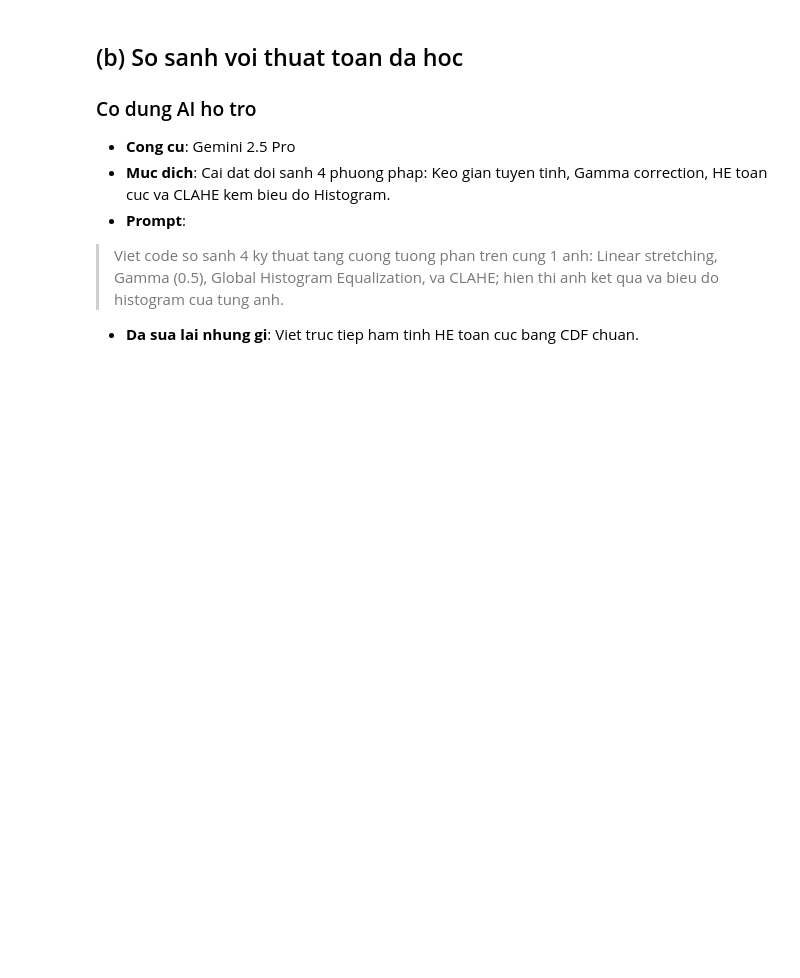
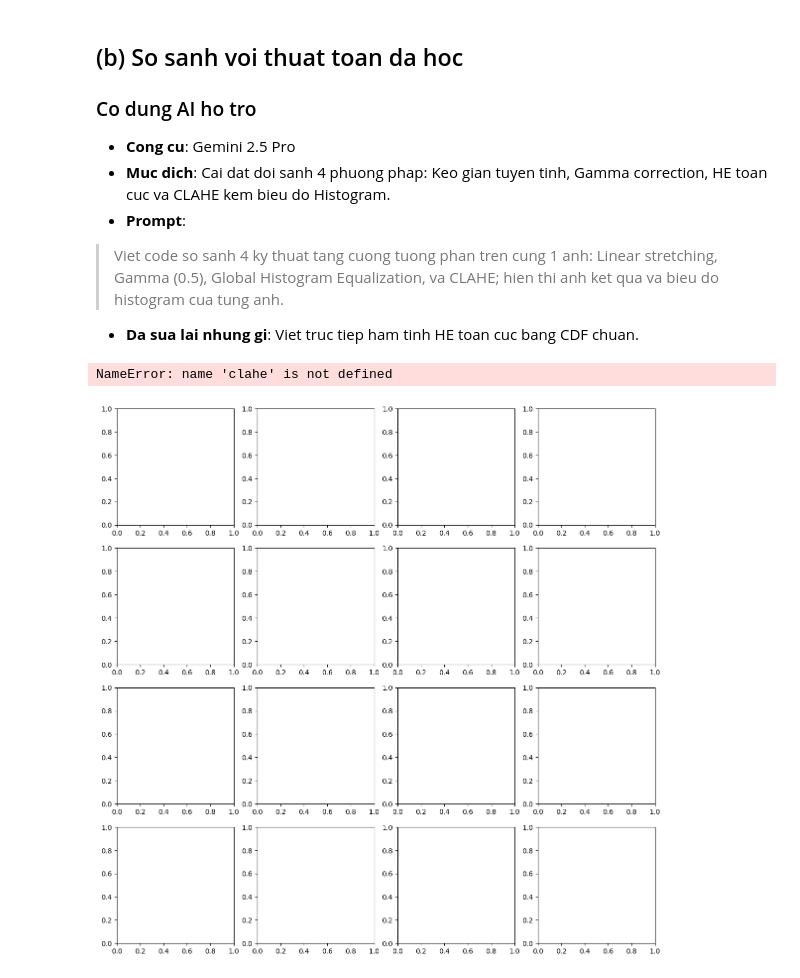
Before and after one commit to t-minhquan/Computer_vision_LAB1, a Jupyter notebook: notebooks/01_clahe_experiments.ipynb, the cells around one changed output. Cells and saved outputs as stored; diff of their text form; code cells hidden in the pictures; blank space fills up the shorter version.

Commit message:
Update demo CLAHE

```diff
--- a/notebooks/01_clahe_experiments.ipynb
+++ b/notebooks/01_clahe_experiments.ipynb
@@ -102,3 +102,35 @@ for col, (name, res) in enumerate(methods):
 
 plt.tight_layout()
 plt.show()
+# %%
+import os
+import cv2
+import matplotlib.pyplot as plt
+
+os.makedirs("result", exist_ok=True)
+
+grids = [(2, 2), (4, 4), (8, 8), (16, 16)]
+# Đổi tên biến để khớp với tham số s_max của file clahe.py gốc
+s_max_values = [1, 2, 5, 20]
+
+fig, axes = plt.subplots(4, 4, figsize=(14, 14))
+
+for i, g in enumerate(grids):
+    for j, s in enumerate(s_max_values):
+        # Truyền s_max thay vì clip_limit
+        out = clahe(img, grid=g, s_max=s)
+
+        # Đổi tên file lưu trữ cho phù hợp
+        name = f"Grid_{g[0]}x{g[1]}_smax_{s}.png"
+        cv2.imwrite(f"result/{name}", out)
+
+        axes[i, j].imshow(out, cmap="gray")
+        axes[i, j].set_title(f"Grid: {g}\ns_max: {s}")
+        axes[i, j].axis("off")
+
+plt.tight_layout()
+plt.savefig("result/All_Results.png", dpi=200)
+plt.show()
+# %% [output]
+NameError: name 'clahe' is not defined
+[figure, added]
```
Also changed, not shown: 1 other file.
